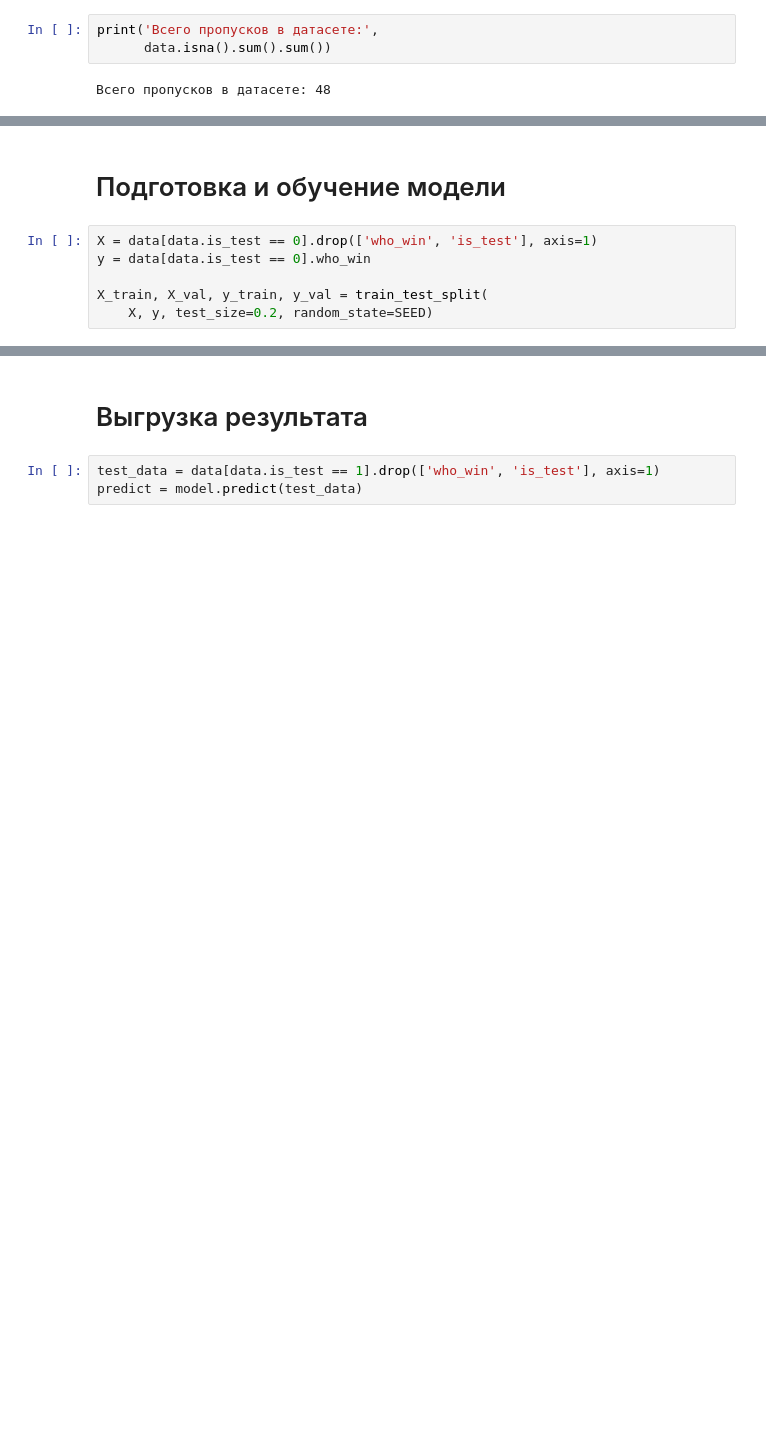
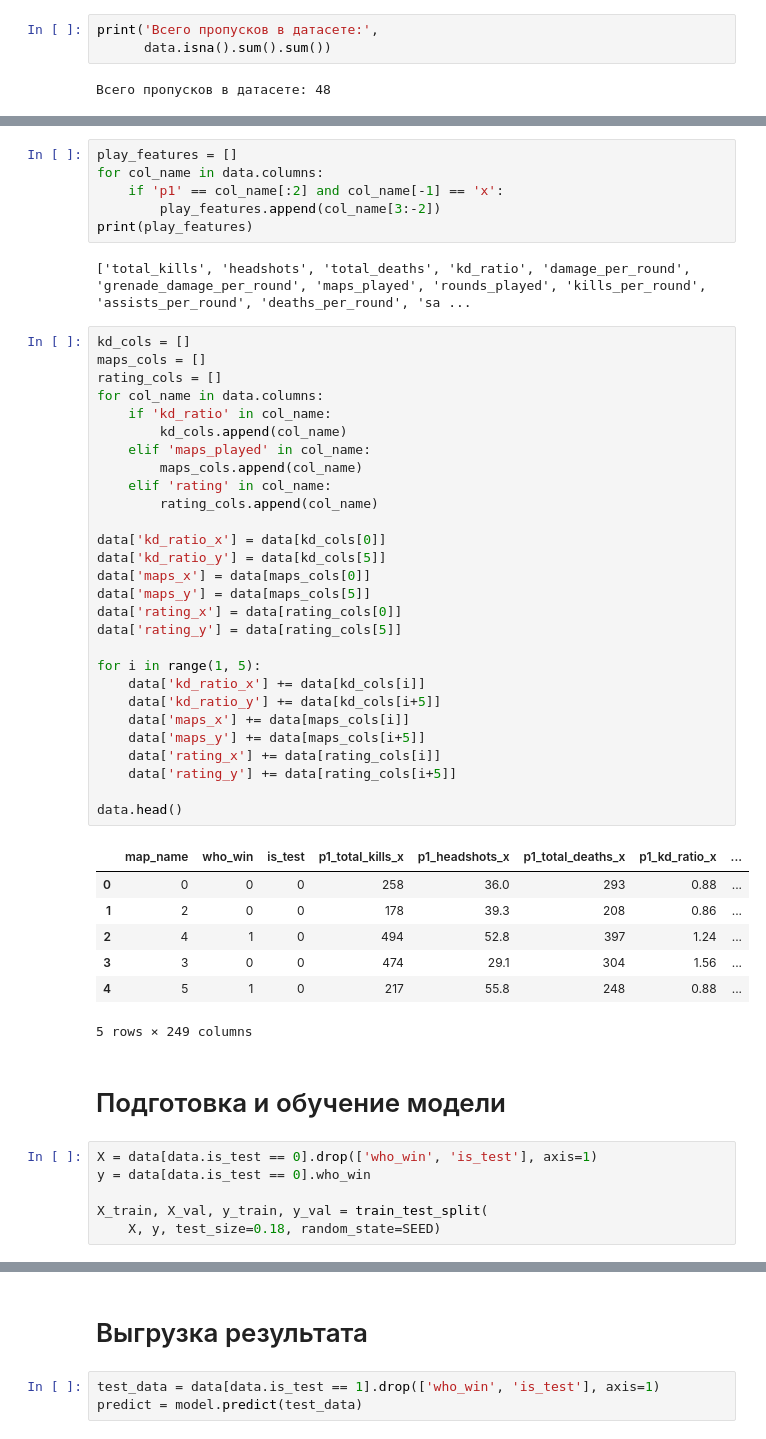
Before and after one commit to qw1zzard/datalouna-task, a Jupyter notebook: notebook.ipynb, the cells around one changed output, grey strips where cells are left out. Saved outputs shown, nothing was run; the diff lists cells and outputs as text; blank space fills up the shorter version.

```diff
--- a/notebook.ipynb
+++ b/notebook.ipynb
@@ -108,4 +111,48 @@ data.head()
 5 rows × 243 columns
+# %%
+play_features = []
+for col_name in data.columns:
+    if 'p1' == col_name[:2] and col_name[-1] == 'x':
+        play_features.append(col_name[3:-2])
+print(play_features)
+# %% [output]
+['total_kills', 'headshots', 'total_deaths', 'kd_ratio', 'damage_per_round', 'grenade_damage_per_round', 'maps_played', 'rounds_played', 'kills_per_round', 'assists_per_round', 'deaths_per_round', 'sa ...
+# %%
+kd_cols = []
+maps_cols = []
+rating_cols = []
+for col_name in data.columns:
+    if 'kd_ratio' in col_name:
+        kd_cols.append(col_name)
+    elif 'maps_played' in col_name:
+        maps_cols.append(col_name)
+    elif 'rating' in col_name:
+        rating_cols.append(col_name)
+
+data['kd_ratio_x'] = data[kd_cols[0]]
+data['kd_ratio_y'] = data[kd_cols[5]]
+data['maps_x'] = data[maps_cols[0]]
+data['maps_y'] = data[maps_cols[5]]
+data['rating_x'] = data[rating_cols[0]]
+data['rating_y'] = data[rating_cols[5]]
+
+for i in range(1, 5):
+    data['kd_ratio_x'] += data[kd_cols[i]]
+    data['kd_ratio_y'] += data[kd_cols[i+5]]
+    data['maps_x'] += data[maps_cols[i]]
+    data['maps_y'] += data[maps_cols[i+5]]
+    data['rating_x'] += data[rating_cols[i]]
+    data['rating_y'] += data[rating_cols[i+5]]
+
+data.head()
+# %% [output]
+|  | map_name | who_win | is_test | p1_total_kills_x | p1_headshots_x | p1_total_deaths_x | p1_kd_ratio_x | ... |
+| 0 | 0 | 0 | 0 | 258 | 36.0 | 293 | 0.88 | ... |
+| 1 | 2 | 0 | 0 | 178 | 39.3 | 208 | 0.86 | ... |
+| 2 | 4 | 1 | 0 | 494 | 52.8 | 397 | 1.24 | ... |
+| 3 | 3 | 0 | 0 | 474 | 29.1 | 304 | 1.56 | ... |
+| 4 | 5 | 1 | 0 | 217 | 55.8 | 248 | 0.88 | ... |
+5 rows × 249 columns
 # %% [markdown]
 # Подготовка и обучение модели
 # %%
@@ -113,5 +160,5 @@ X = data[data.is_test == 0].drop(['who_win', 'is_test'], axis=1)
 y = data[data.is_test == 0].who_win
 
 X_train, X_val, y_train, y_val = train_test_split(
-    X, y, test_size=0.2, random_state=SEED)
+    X, y, test_size=0.18, random_state=SEED)
 # %%
```
Also changed, not shown: parts of 6 cells of this notebook, 1 other file.
